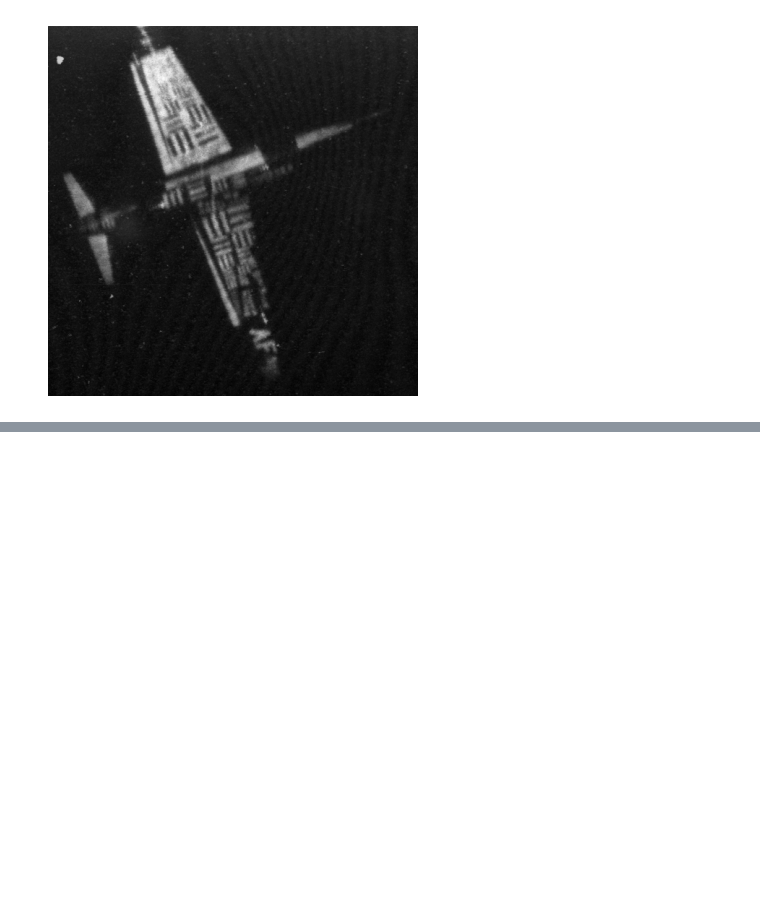
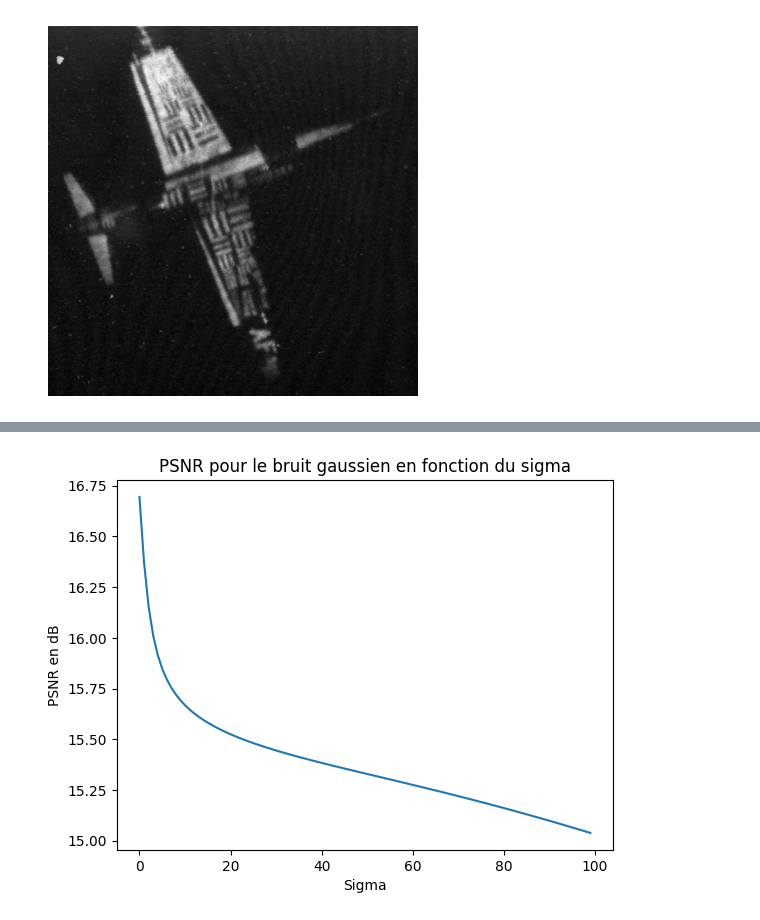
Before and after one commit to Adeper/Projet_Image, a Jupyter notebook: Code/Fourier/tests_fourier.ipynb, the cells around one changed output, grey strips where cells are left out. Saved outputs shown, nothing was run; the diff lists cells and outputs as text; code cells hidden in the pictures; blank space fills up the shorter version.

```diff
--- a/Code/Fourier/tests_fourier.ipynb
+++ b/Code/Fourier/tests_fourier.ipynb
@@ -293 +306,13 @@ def display_curb_psnr(psnr_means, title):
+# %%
+# Affichage de la courbe de PSNR pour le bruit gaussien en fonction du sigma (pour UNE image)
+
+def psnr_courbe_gaussian(image, noisy_image_gaussian, sigma):
+    psnr_values = []
+    for i in range(1, sigma+1):
+        image_fourier = apply_fourier_transform(noisy_image_gaussian)
+        filtered_fourier = apply_gaussian_low_pass_filter(image_fourier, sigma=i)
+        denoised_image = apply_inverse_fourier_transform(filtered_fourier)
+        psnr_value = psnr(image, denoised_image)
+        psnr_values.append(psnr_value)
+    return np.array(psnr_values)
 # %%
@@ -316,0 +368,13 @@ display_curb_psnr(psnr_values_salt_pepper_gaussian_low_pass, 'PSNR moyen pour le
+# %%
+# Courbe de PSNR pour le bruit gaussien en fonction du sigma (pour LA première image)
+image_test_0 = images[0]
+test_image_noisy_salt_pepper_test_0 = noisy_images_salt_pepper[0]
+psnr_values = psnr_courbe_gaussian(image_test_0, test_image_noisy_salt_pepper_test_0, 100)
+plt.figure()
+plt.plot(psnr_values)
+plt.title('PSNR pour le bruit gaussien en fonction du sigma')
+plt.xlabel('Sigma')
+plt.ylabel('PSNR en dB')
+plt.show()
+# %% [output]
+[figure, added]
```
Also changed, not shown: parts of 7 cells of this notebook, 3 other files.
